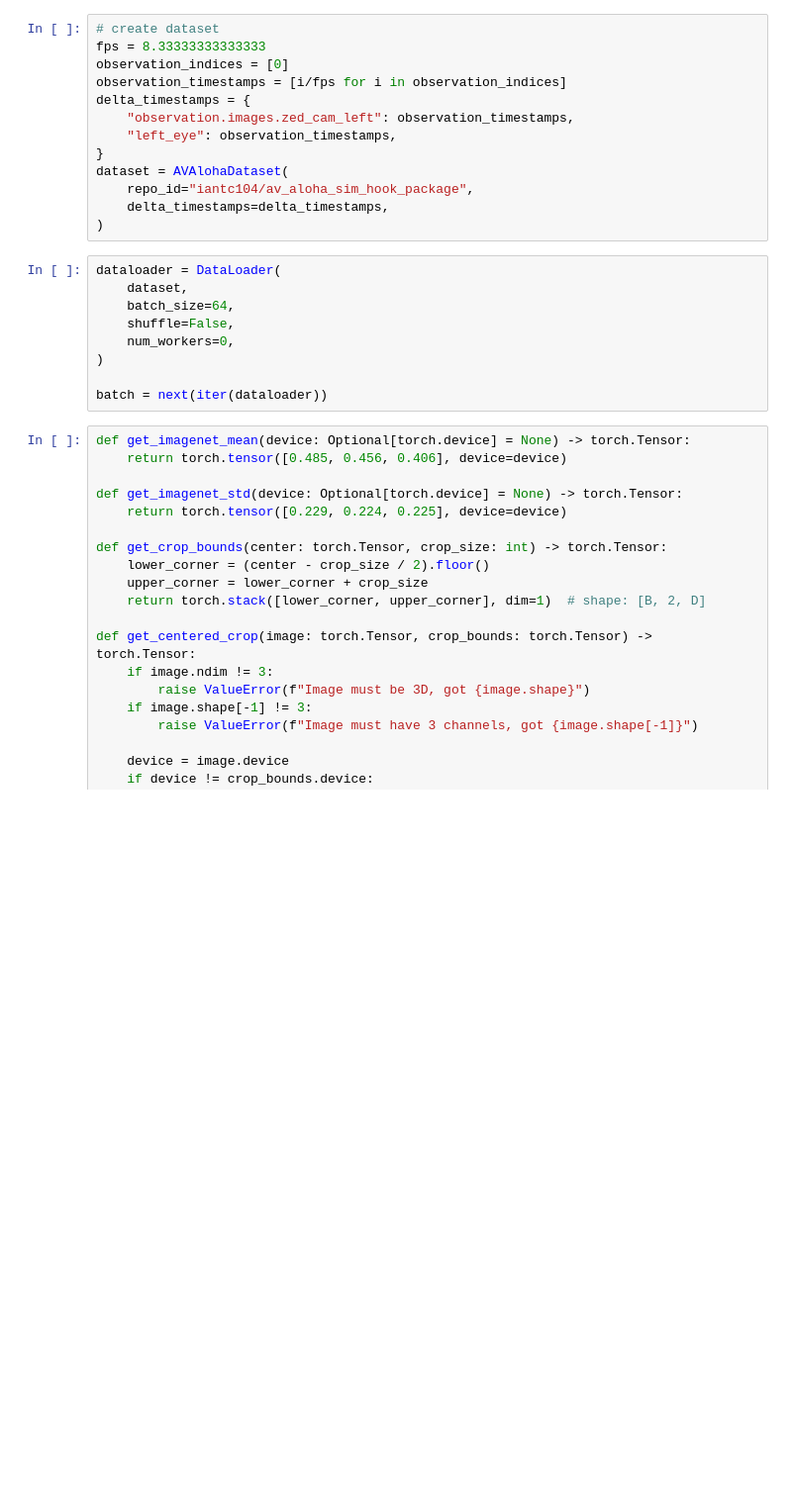
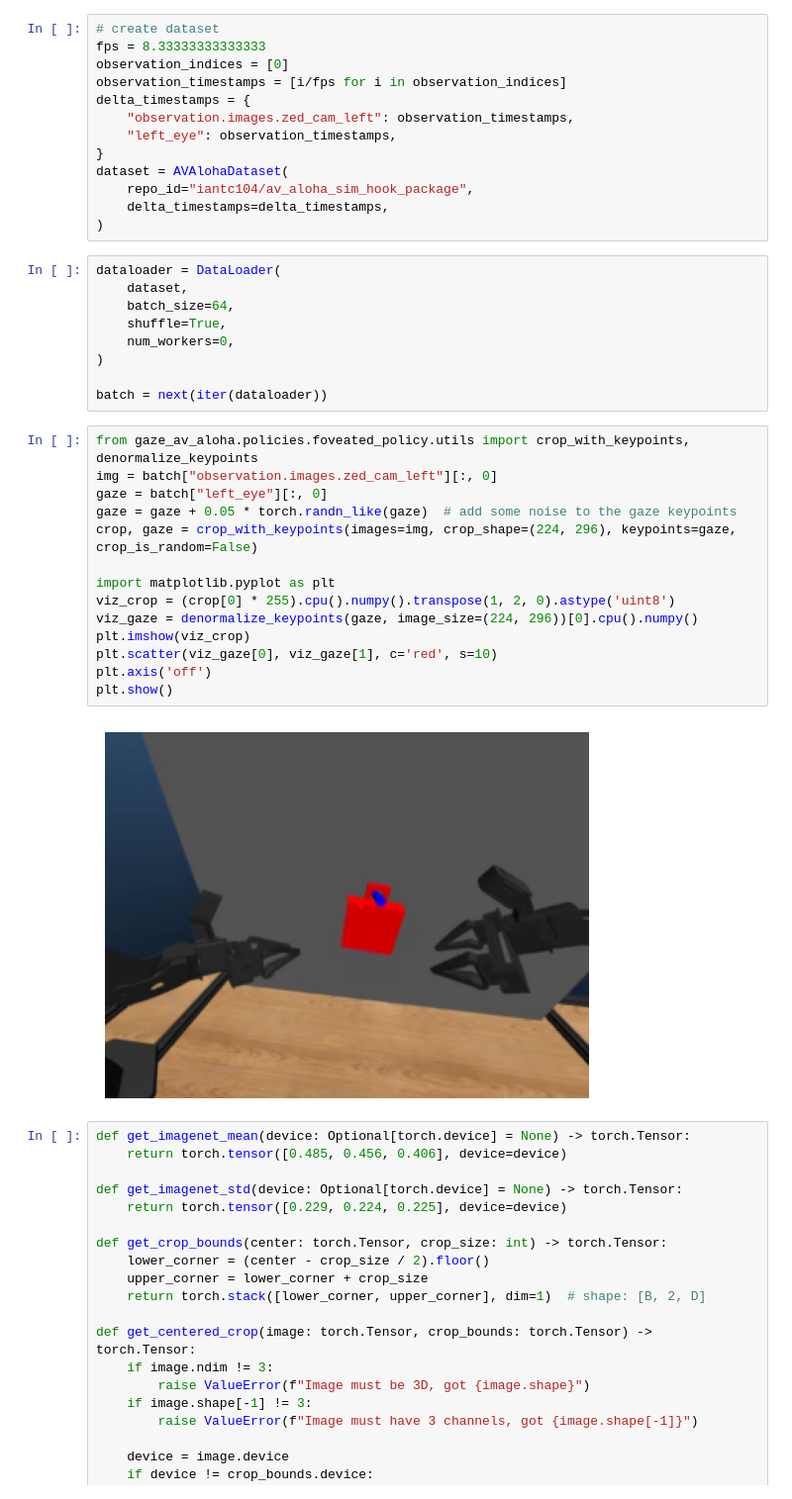
Before and after one commit to ian-chuang/gaze-av-aloha, a Jupyter notebook: gaze_av_aloha/notebooks/batch_stt.ipynb, the cells around one changed output. Shown at 99% size. Cells and saved outputs as stored; diff of their text form; blank space fills up the shorter version.

```diff
--- a/gaze_av_aloha/notebooks/batch_stt.ipynb
+++ b/gaze_av_aloha/notebooks/batch_stt.ipynb
@@ -57,11 +57,27 @@ dataset = AVAlohaDataset(
 dataloader = DataLoader(
     dataset,
     batch_size=64,
-    shuffle=False,
+    shuffle=True,
     num_workers=0,
 )
 
 batch = next(iter(dataloader))
+# %%
+from gaze_av_aloha.policies.foveated_policy.utils import crop_with_keypoints, denormalize_keypoints
+img = batch["observation.images.zed_cam_left"][:, 0]
+gaze = batch["left_eye"][:, 0]
+gaze = gaze + 0.05 * torch.randn_like(gaze)  # add some noise to the gaze keypoints
+crop, gaze = crop_with_keypoints(images=img, crop_shape=(224, 296), keypoints=gaze, crop_is_random=False)
+
+import matplotlib.pyplot as plt
+viz_crop = (crop[0] * 255).cpu().numpy().transpose(1, 2, 0).astype('uint8')
+viz_gaze = denormalize_keypoints(gaze, image_size=(224, 296))[0].cpu().numpy()
+plt.imshow(viz_crop)
+plt.scatter(viz_gaze[0], viz_gaze[1], c='red', s=10)
+plt.axis('off')
+plt.show()
+# %% [output]
+[figure, added]
 # %%
 def get_imagenet_mean(device: Optional[torch.device] = None) -> torch.Tensor:
     return torch.tensor([0.485, 0.456, 0.406], device=device)
```
Also changed, not shown: parts of 4 cells of this notebook, 7 other files.
